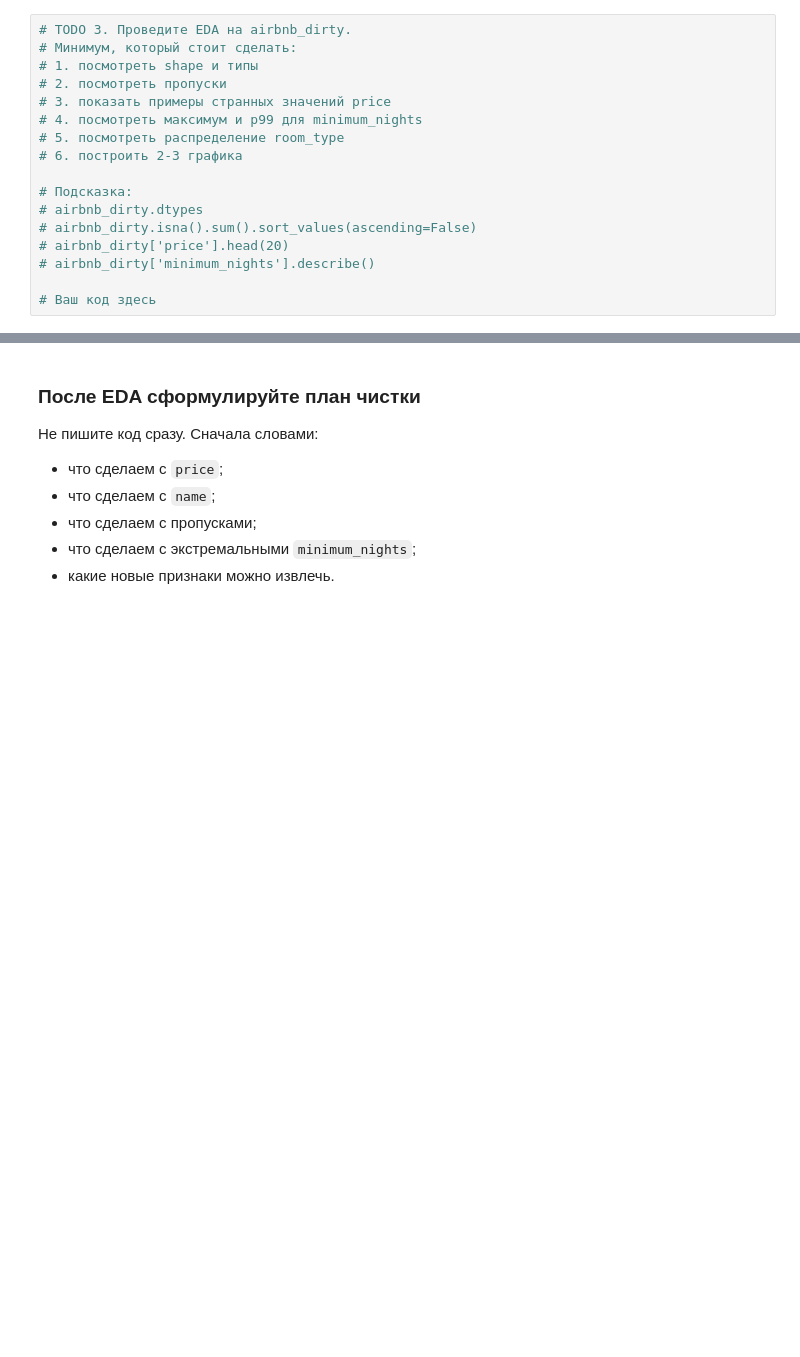
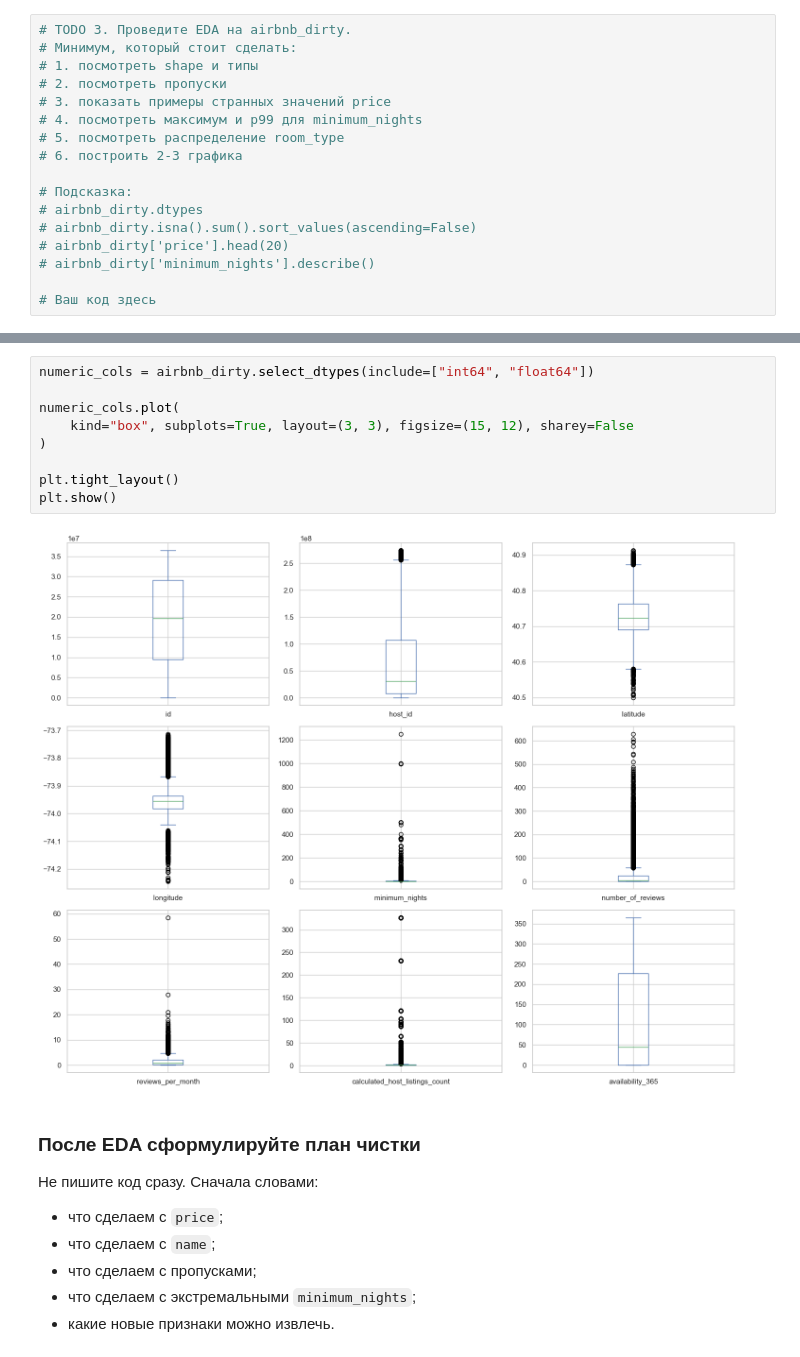
Before and after one commit to VitalyKalinsky/ML-studying, a Jupyter notebook: Linear regression/lecture_2_linear_vs_logistic_student_workbook.ipynb, the cells around one changed output, grey strips where cells are left out. Drawn from its saved outputs; the diff is of its cells as text; blank space fills up the shorter version.

```diff
--- a/Linear regression/lecture_2_linear_vs_logistic_student_workbook.ipynb
+++ b/Linear regression/lecture_2_linear_vs_logistic_student_workbook.ipynb
@@ -478,3 +427,14 @@ airbnb_eda_hypotheses
+# %%
+numeric_cols = airbnb_dirty.select_dtypes(include=["int64", "float64"])
+
+numeric_cols.plot(
+    kind="box", subplots=True, layout=(3, 3), figsize=(15, 12), sharey=False
+)
+
+plt.tight_layout()
+plt.show()
+# %% [output]
+[figure, added]
 # %% [markdown]
 ### После EDA сформулируйте план чистки
 
```
Also changed, not shown: parts of 39 cells of this notebook, 3 other files.
